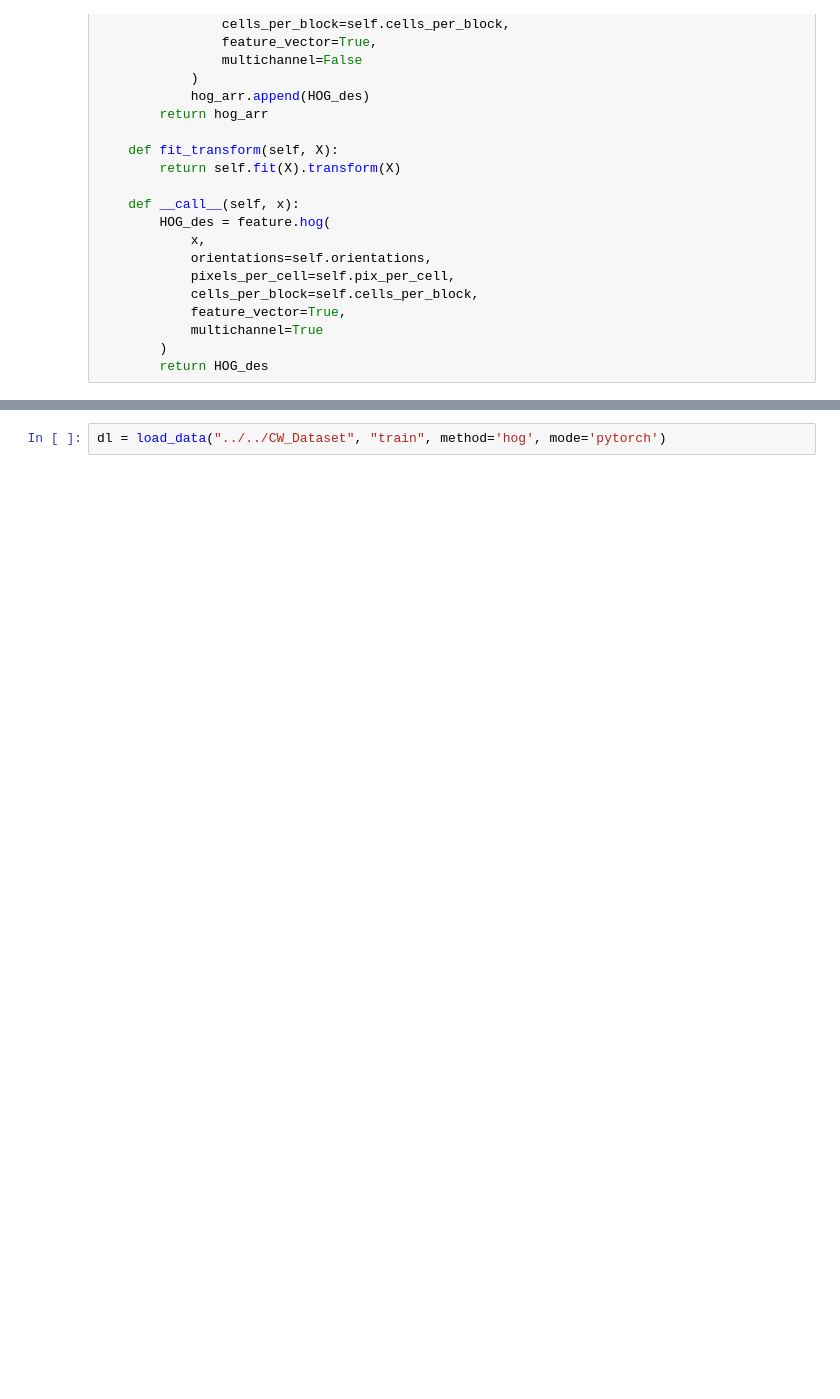
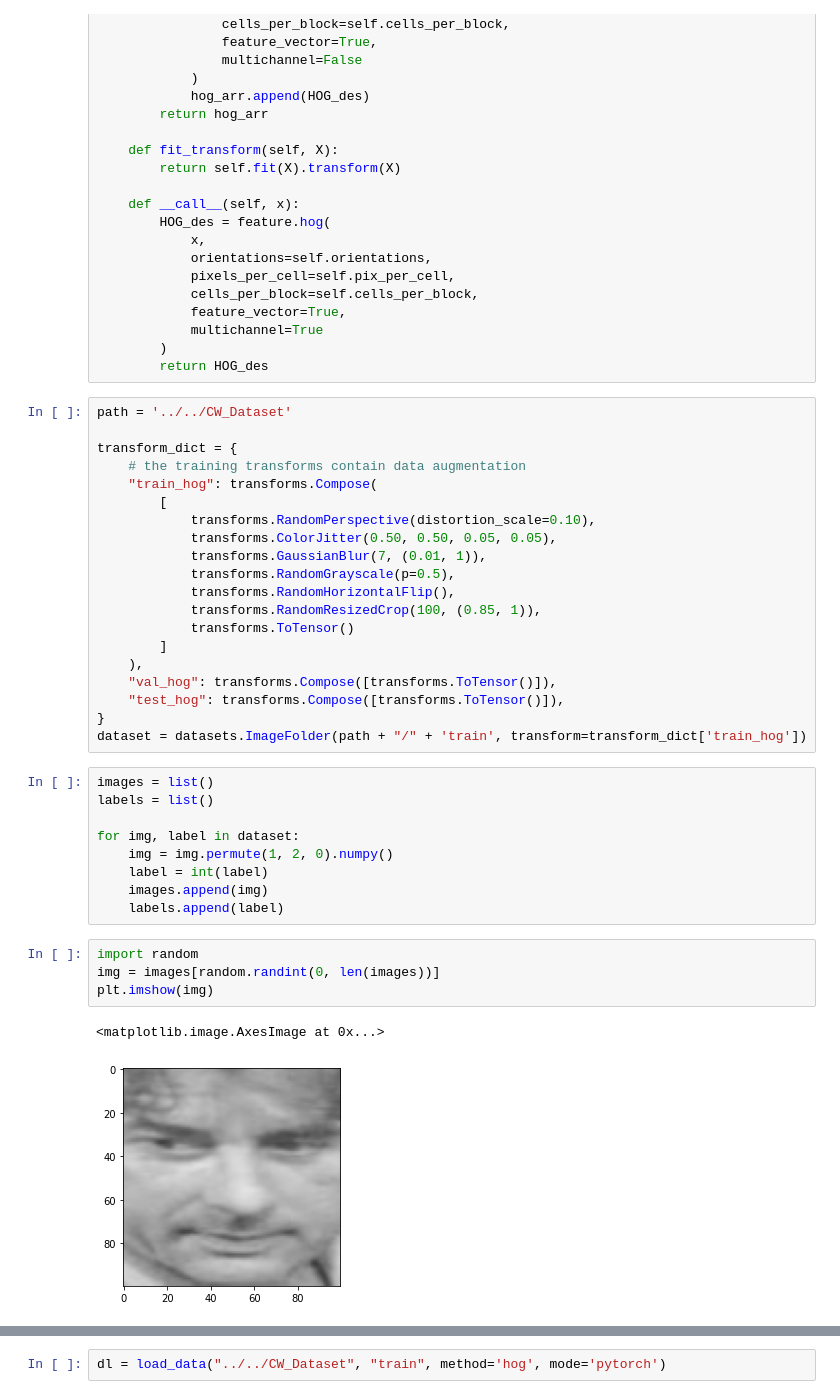
Before and after one commit to brennerswenson/emotion_recognition, a Jupyter notebook: Code/notebooks/initial_exploration.ipynb, the cells around one changed output, grey strips where cells are left out. Saved outputs shown, nothing was run; the diff lists cells and outputs as text; blank space fills up the shorter version.

Commit message:
added random sampling

```diff
--- a/Code/notebooks/initial_exploration.ipynb
+++ b/Code/notebooks/initial_exploration.ipynb
@@ -96,3 +96,39 @@ class HOG:
             multichannel=True
         )
         return HOG_des
+# %%
+path = '../../CW_Dataset'
+
+transform_dict = {
+    # the training transforms contain data augmentation
+    "train_hog": transforms.Compose(
+        [
+            transforms.RandomPerspective(distortion_scale=0.10),
+            transforms.ColorJitter(0.50, 0.50, 0.05, 0.05),
+            transforms.GaussianBlur(7, (0.01, 1)),
+            transforms.RandomGrayscale(p=0.5),
+            transforms.RandomHorizontalFlip(),
+            transforms.RandomResizedCrop(100, (0.85, 1)),
+            transforms.ToTensor()
+        ]
+    ),
+    "val_hog": transforms.Compose([transforms.ToTensor()]),
+    "test_hog": transforms.Compose([transforms.ToTensor()]),
+}
+dataset = datasets.ImageFolder(path + "/" + 'train', transform=transform_dict['train_hog'])
+# %%
+images = list()
+labels = list()
+
+for img, label in dataset:
+    img = img.permute(1, 2, 0).numpy()
+    label = int(label)
+    images.append(img)
+    labels.append(label)
+# %%
+import random
+img = images[random.randint(0, len(images))]
+plt.imshow(img)
+# %% [output]
+<matplotlib.image.AxesImage at 0x...>
+[figure, added]
```
Also changed, not shown: parts of 4 cells of this notebook, 5 other files.
